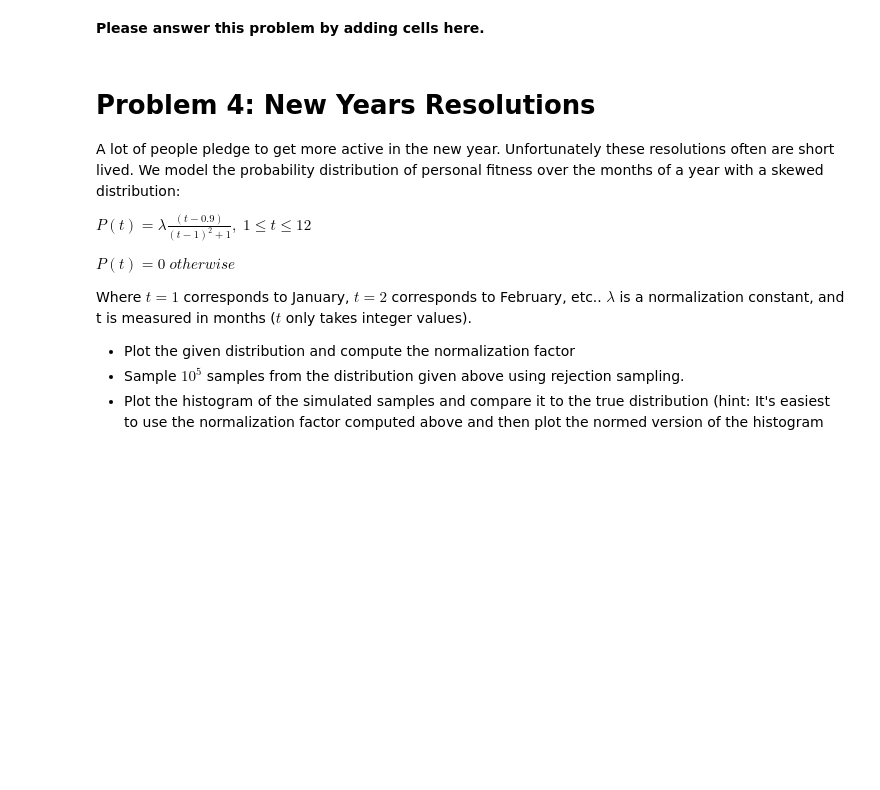
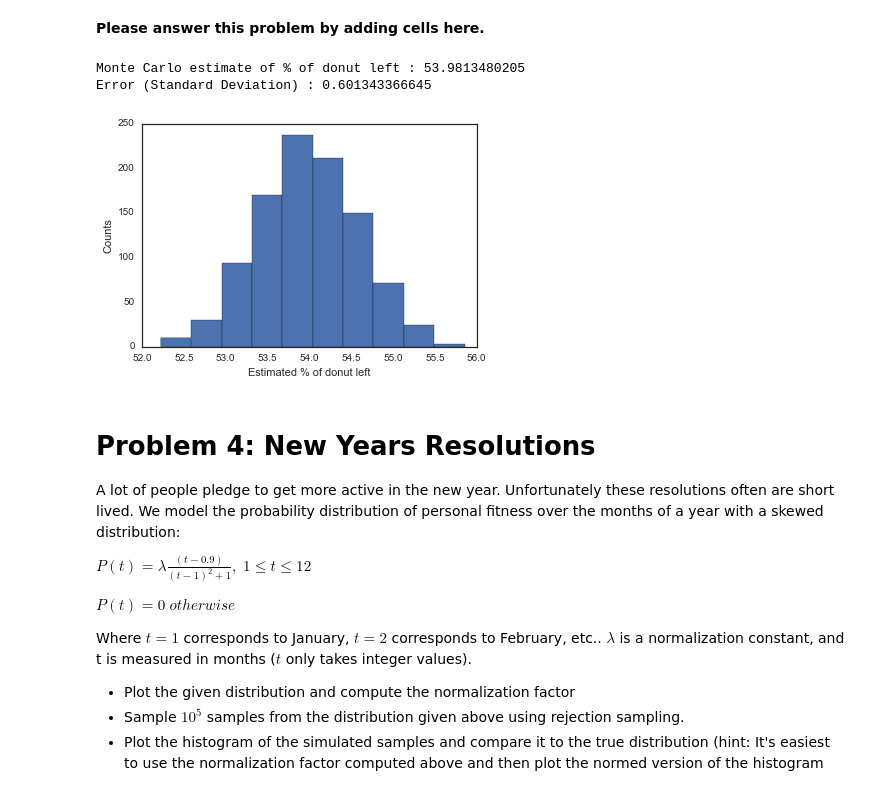
Before and after one commit to jeewon-hwang/AM207_homework_2016, a Jupyter notebook: AM207_Jeewon_Hwang_HW1.ipynb, the cells around one changed output. Drawn from its saved outputs; the diff is of its cells as text; code cells hidden in the pictures; blank space fills up the shorter version.

```diff
--- a/AM207_Jeewon_Hwang_HW1.ipynb
+++ b/AM207_Jeewon_Hwang_HW1.ipynb
@@ -227,26 +227,58 @@ What is the percentage of the donut your room mate left for you to eat? Don't fo
 # %% [markdown]
 **Please answer this problem by adding cells here.**
 # %%
-#define our f(x,y)
-f_circle = lambda x,y: x**2 + y**2
+#define our f(x,y,z,c)
+f_donut = lambda x, y, z, c: (z**2) + (np.sqrt((x**2) + (y**2)) - c)**2
 
 # use N draws
-N= 10000
+N= 10000.0
+number_of_tries = 1000
+estimates = np.zeros(number_of_tries)
+c = 3
+a = 1
+x_low = -4
+x_high = 1
+y_low = -3
+y_high = 4
+z_low = -1
+z_high = 1
 
-#sample X and Y
-X= np.random.uniform(low=-1, high=1, size=N)
-Y= np.random.uniform(low=-1, high=1, size=N)
+for i in range(number_of_tries):
+    #sample X and Y
+    X= np.random.uniform(low=x_low, high=x_high, size=N)
+    Y= np.random.uniform(low=y_low, high=y_high, size=N)
+    Z= np.random.uniform(low=z_low, high=z_high, size=N)
 
-# calculate f(x)
-f_value = f_circle(X, Y)
+    # calculate f(x)
+    f_value = f_donut(X, Y, Z, c)
 
-# reject all samples that do not satisfy our region condition
-N = np.sum(f_value<1)
+    # reject all samples that do not satisfy our region condition
+    # f_value < a**2 == [T, F, F, ... , T]
+    # np.sum([T, F, F, ..., T]) = number of T
+    number_of_points_in_the_donut = np.sum(f_value<(a**2))
+    ratio_of_points_in_the_donut = number_of_points_in_the_donut / N
 
-f_average = np.sum(f_value[f_value<1]) / N
+    # get the box volume
+    box_volume = (x_high - x_low) * (y_high - y_low) * (z_high - z_low)
 
-print "Monte Carlo estimate = ", np.pi*f_average
-print "Exact value", np.pi/2.0
+    # original donut weight
+    original_donut_weight = np.pi*(a**2)*2*np.pi*c
+
+    # estimated weight
+    estimated_weight = box_volume * ratio_of_points_in_the_donut
+    estimates[i] = estimated_weight * 100 /original_donut_weight
+
+
+
+plt.hist(estimates)
+plt.xlabel("Estimated % of donut left")
+plt.ylabel("Counts")
+print "Monte Carlo estimate of % of donut left :", np.mean(estimates)
+print "Error (Standard Deviation) :", estimates.std()
+# %% [output]
+Monte Carlo estimate of % of donut left : 53.9813480205
+Error (Standard Deviation) : 0.601343366645
+[figure, added]
 # %% [markdown]
 # Problem 4: New Years Resolutions
 
```
